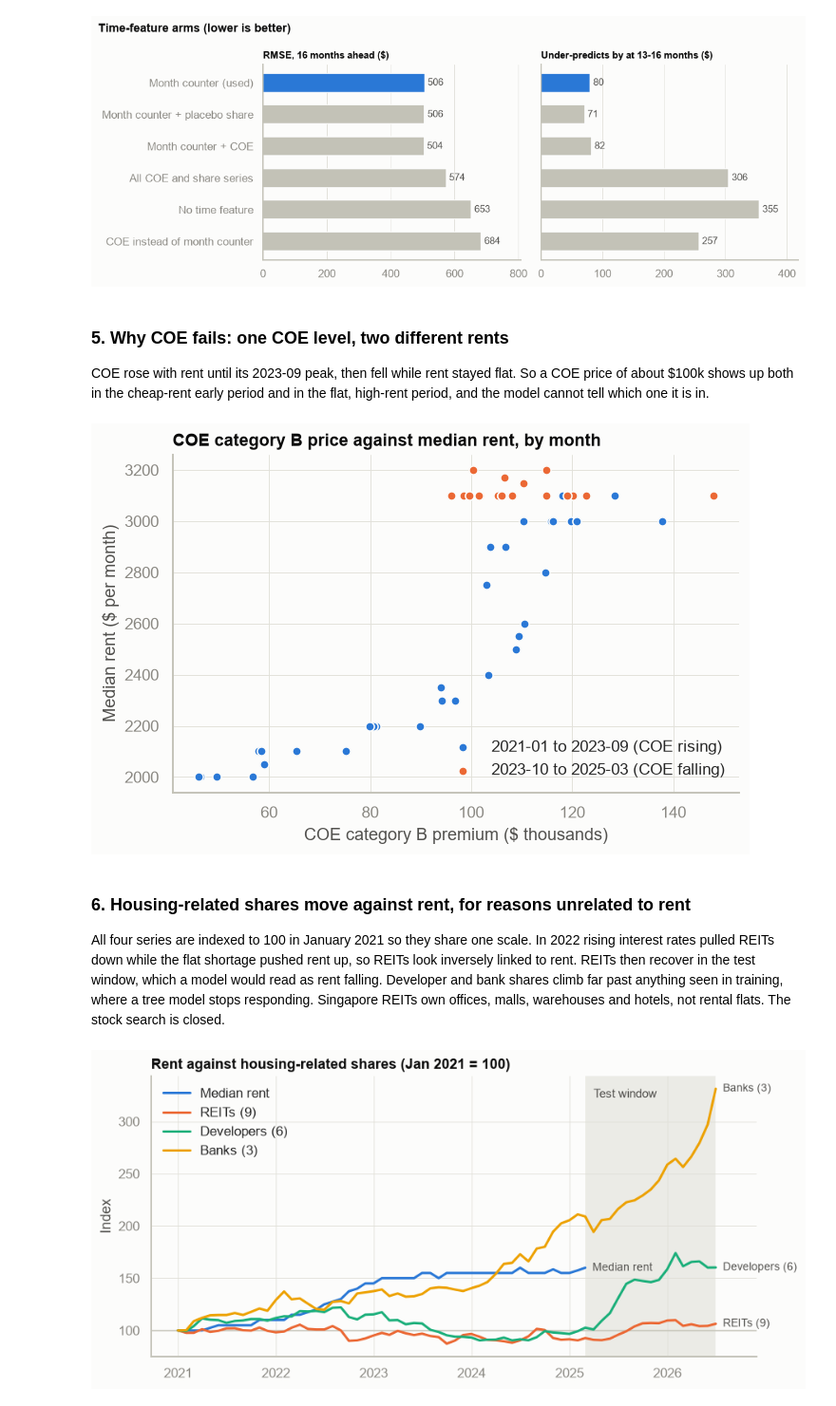
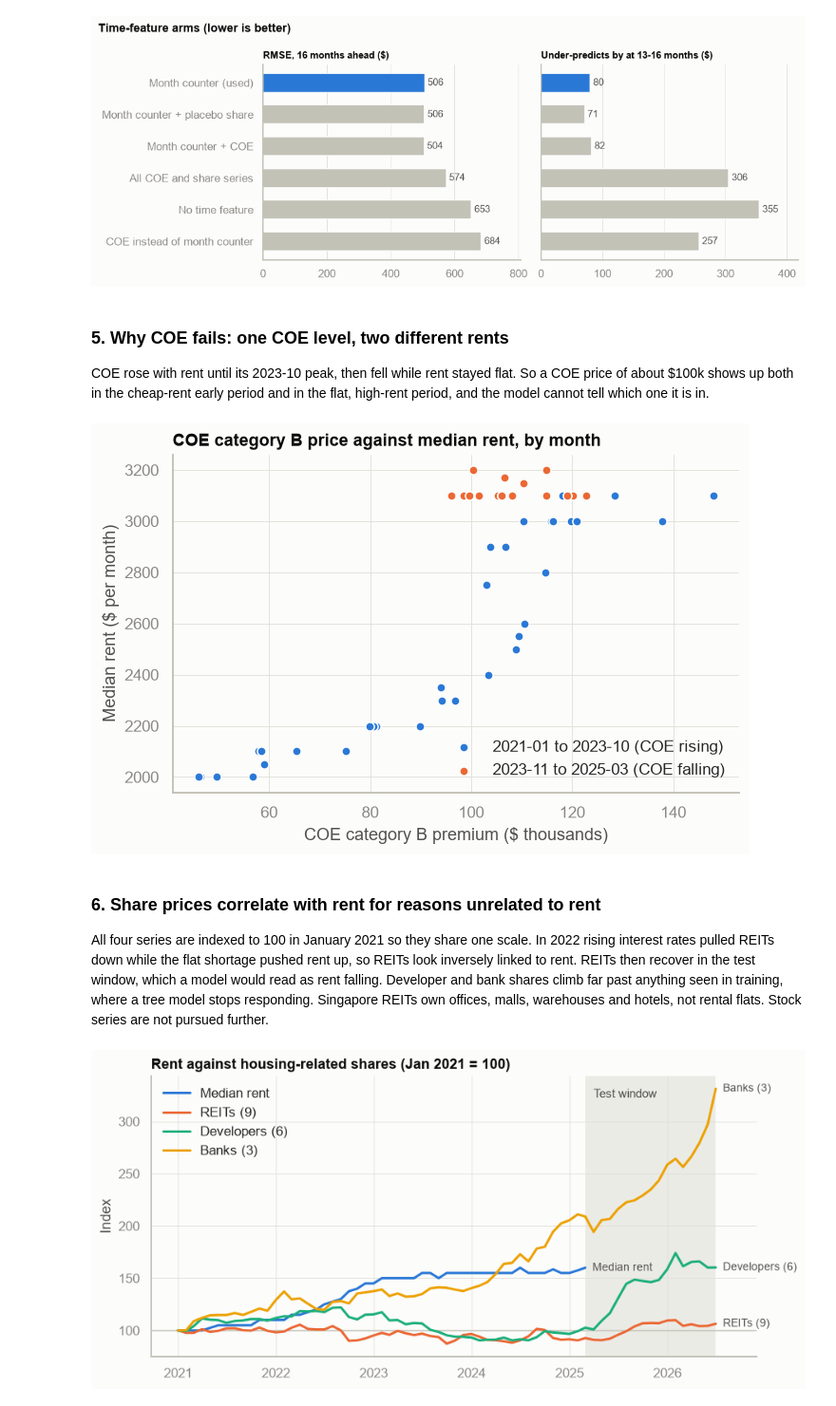
Before and after one commit to sidneyting/hdb-rentals, a Jupyter notebook: notebooks/1_eda_preprocessing.ipynb, the cells around one changed output. Shown at 95% size. Drawn from its saved outputs; the diff is of its cells as text; code cells hidden in the pictures.

```diff
--- a/notebooks/1_eda_preprocessing.ipynb
+++ b/notebooks/1_eda_preprocessing.ipynb
@@ -4901,32 +4895,32 @@ plt.show()
 # %% [markdown]
 ### 5. Why COE fails: one COE level, two different rents
 
-COE rose with rent until its 2023-09 peak, then fell while rent stayed flat.
+COE rose with rent until its 2023-10 peak, then fell while rent stayed flat.
 So a COE price of about $100k shows up both in the cheap-rent early period and
 in the flat, high-rent period, and the model cannot tell which one it is in.
 # %%
 macro = hr.load_macro(gate=False)
 coe = macro["COE_B"]
 coe.index = pd.period_range("2021-01", periods=len(coe), freq="M")
 both = pd.concat([coe.rename("coe"), monthly.rename("rent")], axis=1).dropna()
-rising = both.loc[:"2023-09"]
-falling = both.loc["2023-10":]
+rising = both.loc[:"2023-10"]
+falling = both.loc["2023-11":]
 
 fig, ax = plt.subplots(figsize=(7, 4.2))
 ax.scatter(rising["coe"] / 1000, rising["rent"], s=36, color=BLUE,
-           edgecolor=SURFACE, lw=1, label="2021-01 to 2023-09 (COE rising)")
+           edgecolor=SURFACE, lw=1, label="2021-01 to 2023-10 (COE rising)")
 ax.scatter(falling["coe"] / 1000, falling["rent"], s=36, color=ORANGE,
-           edgecolor=SURFACE, lw=1, label="2023-10 to 2025-03 (COE falling)")
+           edgecolor=SURFACE, lw=1, label="2023-11 to 2025-03 (COE falling)")
 ax.set_title("COE category B price against median rent, by month")
 ax.set_xlabel("COE category B premium ($ thousands)")
 ax.set_ylabel("Median rent ($ per month)")
 ax.legend(loc="lower right")
 save(fig, "05_coe_two_regimes")
 plt.show()
 # %% [output]
-[figure, old version]
+[figure, new version]
 # %% [markdown]
-### 6. Housing-related shares move against rent, for reasons unrelated to rent
+### 6. Share prices correlate with rent for reasons unrelated to rent
 
 All four series are indexed to 100 in January 2021 so they share one scale.
 In 2022 rising interest rates pulled REITs down while the flat shortage pushed
@@ -4934,7 +4928,7 @@ rent up, so REITs look inversely linked to rent. REITs then recover in the test
 window, which a model would read as rent falling. Developer and bank shares
 climb far past anything seen in training, where a tree model stops responding.
 Singapore REITs own offices, malls, warehouses and hotels, not rental flats.
-The stock search is closed.
+Stock series are not pursued further.
 # %%
 st = pd.read_csv(config.AUX_CSV["stocks"], parse_dates=["DATE"])
 st["period"] = st["DATE"].dt.to_period("M")
```
Also changed, not shown: parts of 65 cells of this notebook, 49 other files.
